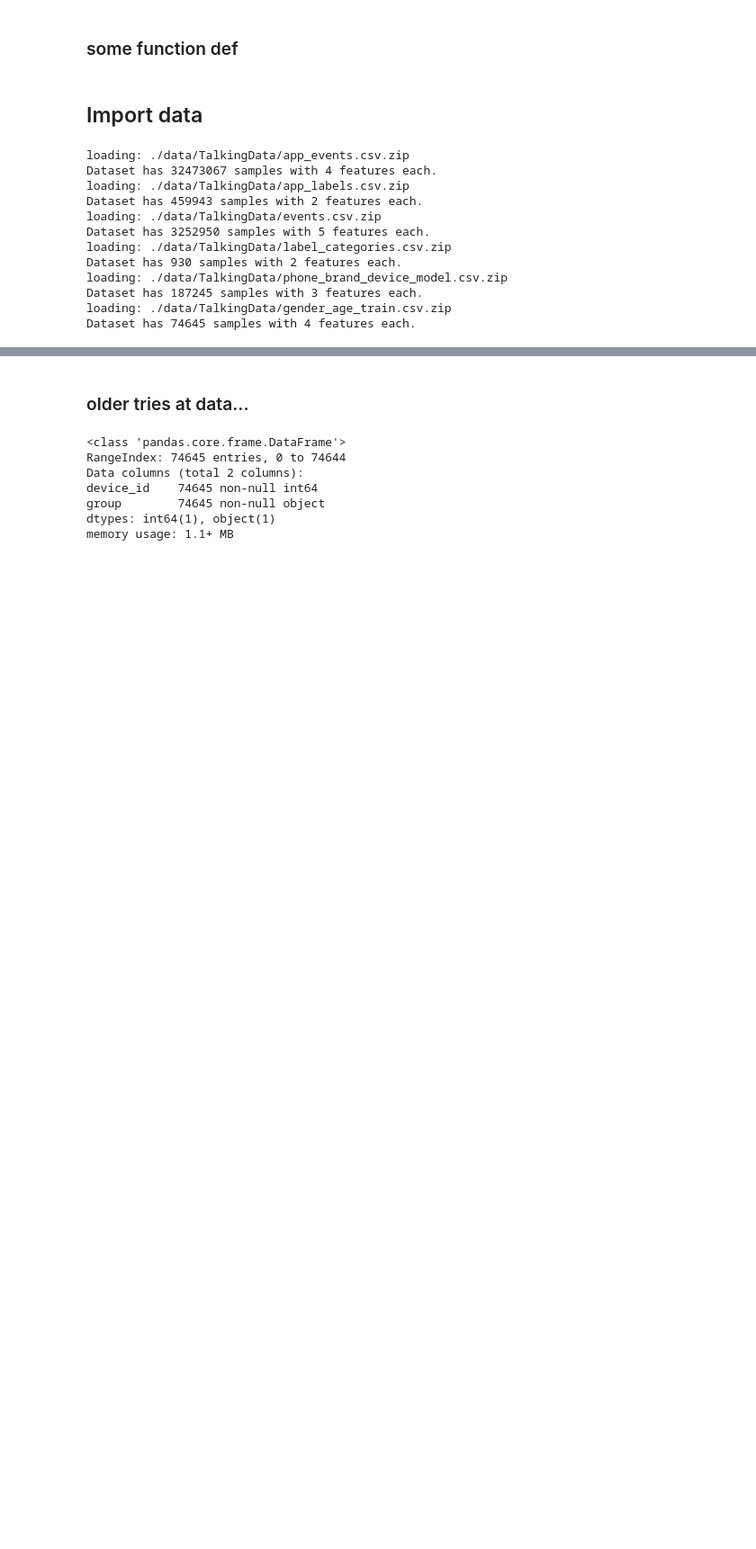
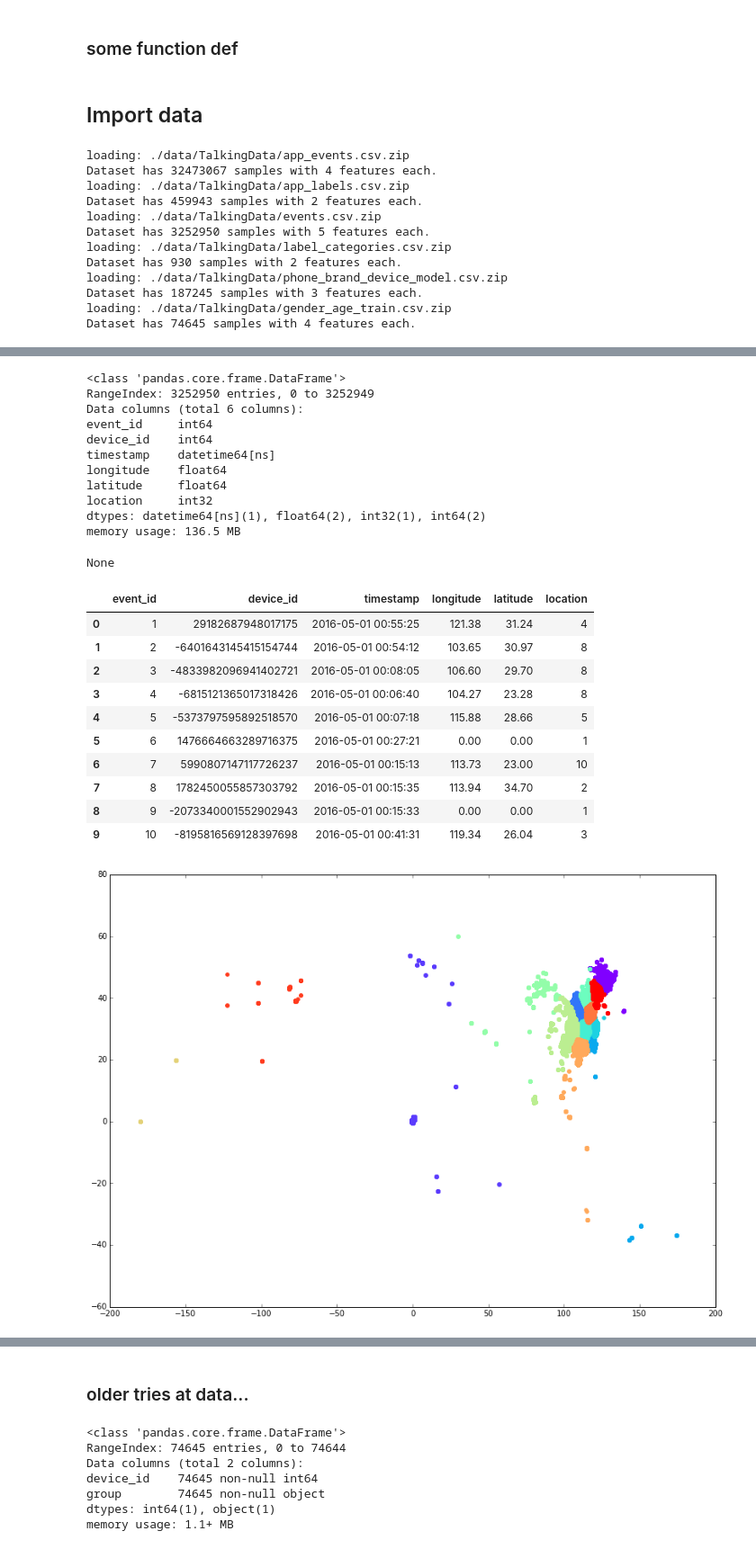
Before and after one commit to llathrop/Kagglescripts, a Jupyter notebook: TalkingData.ipynb, the cells around one changed output, grey strips where cells are left out. Shown at 90% size. Drawn from its saved outputs; the diff is of its cells as text; code cells hidden in the pictures; blank space fills up the shorter version.

Commit message:
feat: add to the location clustering feature, and create new time based features

```diff
--- a/TalkingData.ipynb
+++ b/TalkingData.ipynb
@@ -151,13 +152,17 @@ def runTests(test_sizes, train_dataset,train_labels,test_dataset,test_labels, cl
 # load up the data!
 app_events = loadData(datadir,'app_events.csv.zip')
 app_labels = loadData(datadir,'app_labels.csv.zip')
+label_categories = loadData(datadir,'label_categories.csv.zip')
+
 events = loadData(datadir,'events.csv.zip')
-label_categories = loadData(datadir,'label_categories.csv.zip')
+events['timestamp']=pd.to_datetime(events['timestamp'])
+
 
 phone_brand_device_model = loadData(datadir,'phone_brand_device_model.csv.zip')
 phone_brand_device_model.drop_duplicates('device_id',keep='first', inplace=True)
 
 gender_age_train = loadData(datadir,'gender_age_train.csv.zip')
+#gender_age_test = loadData(datadir,'gender_age_test.csv.zip')
 # %% [output]
 loading: ./data/TalkingData/app_events.csv.zip
 Dataset has 32473067 samples with 4 features each.
@@ -320,0 +316,43 @@ test 121.38
+# %%
+events['location']=final_clusters
+display(events.info())
+display(events.head(10))
+
+numlocationclusters=len(np.unique(final_clusters))
+
+plt.figure(figsize=(14,10))
+colors = cm.rainbow(np.linspace(0, 1, numlocationclusters))
+
+for cluster in range(numlocationclusters):
+    plt.scatter(events[events['location']==cluster]['longitude'],
+             events[events['location']==cluster]['latitude'],
+             color=colors[cluster])
+             #color=colors[locations[locations['cluster']==cluster]['cluster']])
+
+plt.show()
+plt.close()
+# %% [output]
+<class 'pandas.core.frame.DataFrame'>
+RangeIndex: 3252950 entries, 0 to 3252949
+Data columns (total 6 columns):
+event_id     int64
+device_id    int64
+timestamp    datetime64[ns]
+longitude    float64
+latitude     float64
+location     int32
+dtypes: datetime64[ns](1), float64(2), int32(1), int64(2)
+memory usage: 136.5 MB
+None
+|  | event_id | device_id | timestamp | longitude | latitude | location |
+| 0 | 1 | 29182687948017175 | 2016-05-01 00:55:25 | 121.38 | 31.24 | 4 |
+| 1 | 2 | -6401643145415154744 | 2016-05-01 00:54:12 | 103.65 | 30.97 | 8 |
+| 2 | 3 | -4833982096941402721 | 2016-05-01 00:08:05 | 106.60 | 29.70 | 8 |
+| 3 | 4 | -6815121365017318426 | 2016-05-01 00:06:40 | 104.27 | 23.28 | 8 |
+| 4 | 5 | -5373797595892518570 | 2016-05-01 00:07:18 | 115.88 | 28.66 | 5 |
+| 5 | 6 | 1476664663289716375 | 2016-05-01 00:27:21 | 0.00 | 0.00 | 1 |
+| 6 | 7 | 5990807147117726237 | 2016-05-01 00:15:13 | 113.73 | 23.00 | 10 |
+| 7 | 8 | 1782450055857303792 | 2016-05-01 00:15:35 | 113.94 | 34.70 | 2 |
+| 8 | 9 | -2073340001552902943 | 2016-05-01 00:15:33 | 0.00 | 0.00 | 1 |
+| 9 | 10 | -8195816569128397698 | 2016-05-01 00:41:31 | 119.34 | 26.04 | 3 |
+[figure, added]
```
Also changed, not shown: parts of 7 cells of this notebook.
